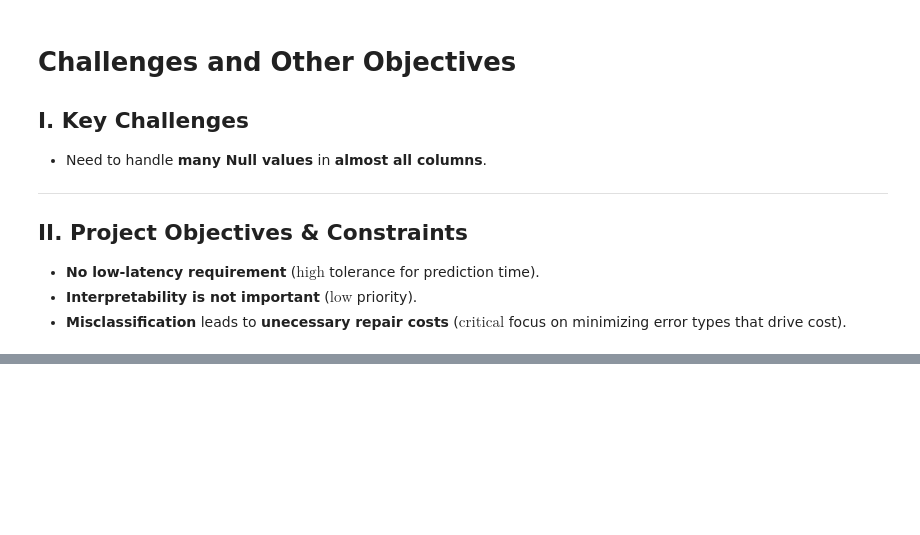
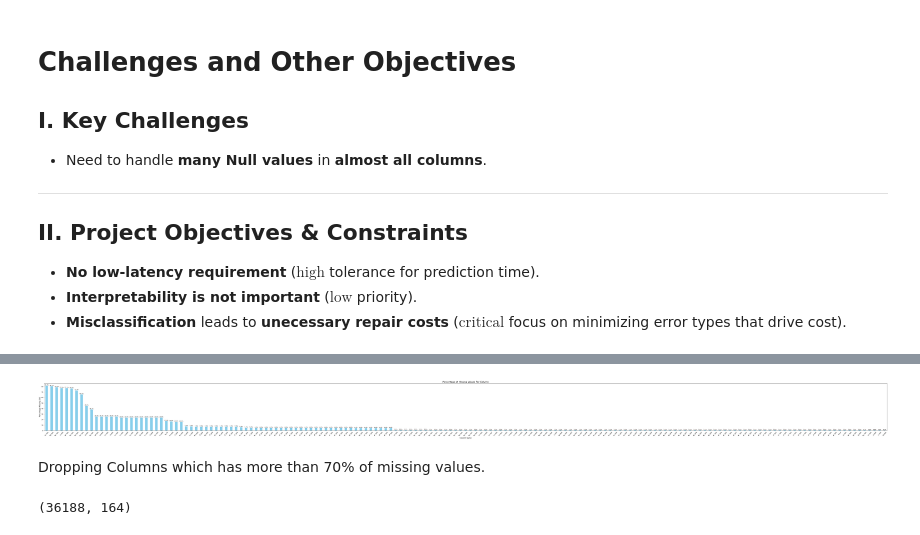
Before and after one commit to NamanVerma27/ABS_liveSensor, a Jupyter notebook: EDA.ipynb, the cells around one changed output, grey strips where cells are left out. Drawn from its saved outputs; the diff is of its cells as text; code cells hidden in the pictures; blank space fills up the shorter version.

Commit message:
checked missing values

```diff
--- a/EDA.ipynb
+++ b/EDA.ipynb
@@ -6,5 +8,5 @@ import seaborn as sns
 # %%
-df = pd.read_csv('https://raw.githubusercontent.com/avnyadav/sensor-fault-detection/main/aps_failure_training_set1.csv')
+df = pd.read_csv('https://raw.githubusercontent.com/avnyadav/sensor-fault-detection/main/aps_failure_training_set1.csv' , na_values = 'na')
 # %%
 df.head()
 # %% [output]
@@ -43,0 +90,53 @@ memory usage: 47.2+ MB
+# %%
+import pandas as pd
+import matplotlib.pyplot as plt
+
+# The calculation can be done more concisely, and the sorting step
+# is placed after the calculation for clarity.
+
+# 1. Calculate the percentage of missing values and sort
+missing_percentage = (
+    df.isnull().sum() / len(df) * 100
+).sort_values(ascending=False)
+
+# 2. Filter out columns with 0% missing values for a cleaner plot
+# This is a common and useful improvement.
+missing_percentage = missing_percentage[missing_percentage > 0]
+
+# Check if there are any missing values to plot
+if not missing_percentage.empty:
+    # 3. Setup for Plotting
+    # Dynamic figsize based on the number of columns to plot
+    num_cols = len(missing_percentage)
+    fig_width = max(10, num_cols * 0.5) # Ensure a minimum width, scale with columns
+
+    fig, ax = plt.subplots(figsize=(fig_width, 6))
+
+    # 4. Create Bar Plot
+    # Use the index (column names) and values (percentages) directly
+    missing_percentage.plot(kind='bar', ax=ax, color='skyblue')
+
+    # 5. Add Plot Enhancements
+    ax.set_title('Percentage of Missing Values Per Column', fontsize=16)
+    ax.set_ylabel('Percentage Missing (%)', fontsize=12)
+    ax.set_xlabel('Column Name', fontsize=12)
+    ax.tick_params(axis='x', rotation=45) # Rotate X-labels for better reading
+
+    # Optional: Add the percentage value on top of each bar
+    for p in ax.patches:
+        ax.annotate(
+            f'{p.get_height():.1f}%',
+            (p.get_x() + p.get_width() / 2., p.get_height()),
+            ha='center',
+            va='bottom',
+            fontsize=9
+        )
+
+    plt.tight_layout() # Adjust plot to prevent labels from being cut off
+    plt.show()
+else:
+    print("No missing values found in the DataFrame.")
+# %% [output]
+[figure, added]
+# %% [markdown]
+Dropping Columns which has more than 70% of missing values.
@@ -43,0 +146,5 @@ memory usage: 47.2+ MB
+# %%
+# Check shape of the dataset after dropping columns
+df.shape
+# %% [output]
+(36188, 164)
```
Also changed, not shown: parts of 10 cells of this notebook.
